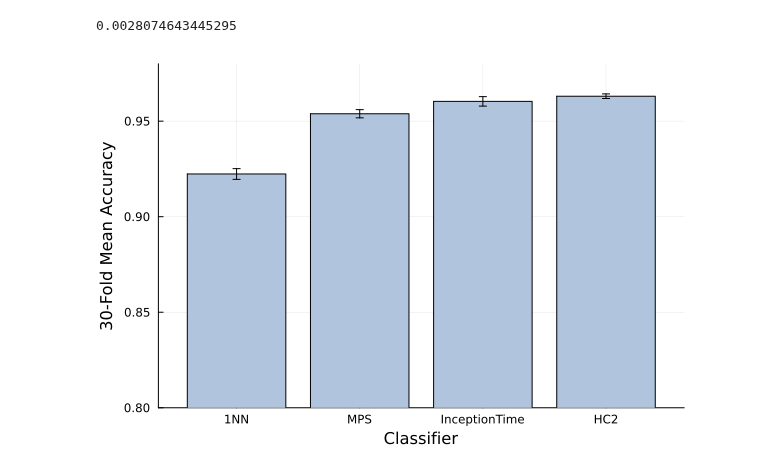
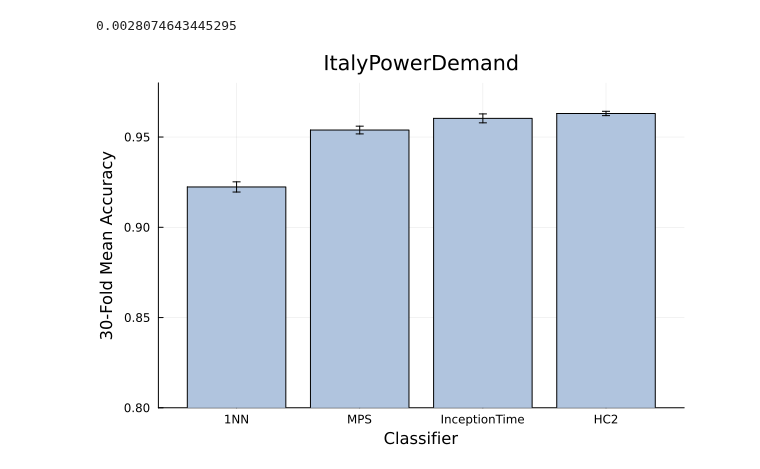
Before and after one commit to jmoo2880/QuantumInspiredML, a Jupyter notebook: FinalBenchmarks/ItalyPower/ItalyPowerInspect.ipynb, the cells around one changed output. Cells and saved outputs as stored; diff of their text form; code cells hidden in the pictures.

```diff
--- a/FinalBenchmarks/ItalyPower/ItalyPowerInspect.ipynb
+++ b/FinalBenchmarks/ItalyPower/ItalyPowerInspect.ipynb
@@ -158,15 +158,15 @@ dtw_standard_error = dtw_std / sqrt(length(dtw))
 # %%
 xs = ["1NN", "MPS", "InceptionTime", "HC2"]
 ys = [dtw_mean, mean_acc, icpt_mean, hc2_mean]
 ses = [dtw_standard_error, standard_err_acc, icpt_standard_error, hc2_standard_error]
 order = sortperm(ys)
 
 xs = xs[order]
 ys = ys[order]
 ses = ses[order]
 
-p = bar(xs, ys, tilte="ItalyPowerDemand", c=:lightsteelblue, legend=:none, ylim=(0.8, 0.98), xlabel="Classifier",
+p = bar(xs, ys, title="ItalyPowerDemand", c=:lightsteelblue, legend=:none, ylim=(0.8, 0.98), xlabel="Classifier",
     ylabel="30-Fold Mean Accuracy", yerr=ses)
 #savefig("ItalyPowerBarPlot.svg")
 # %% [output]
-[figure, old version]
+[figure, new version]
```
Also changed, not shown: 6 other files.
